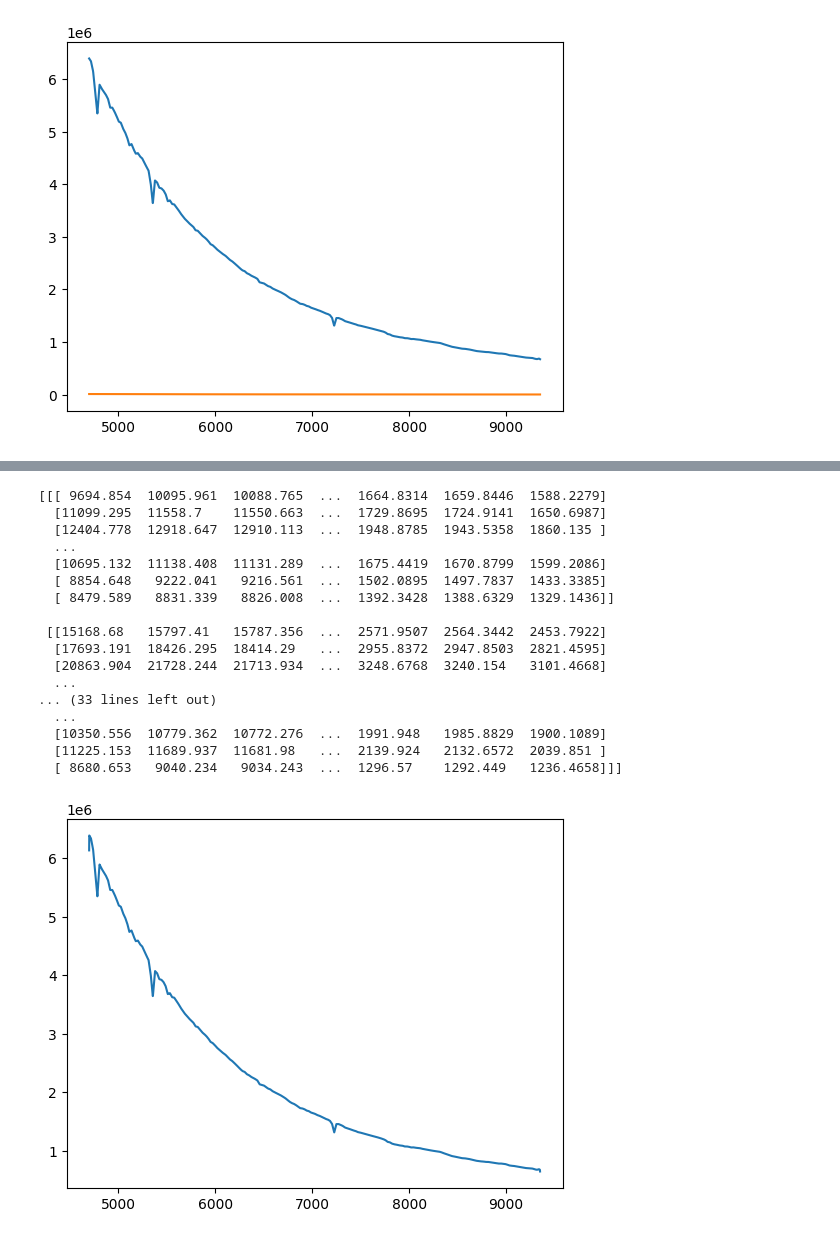
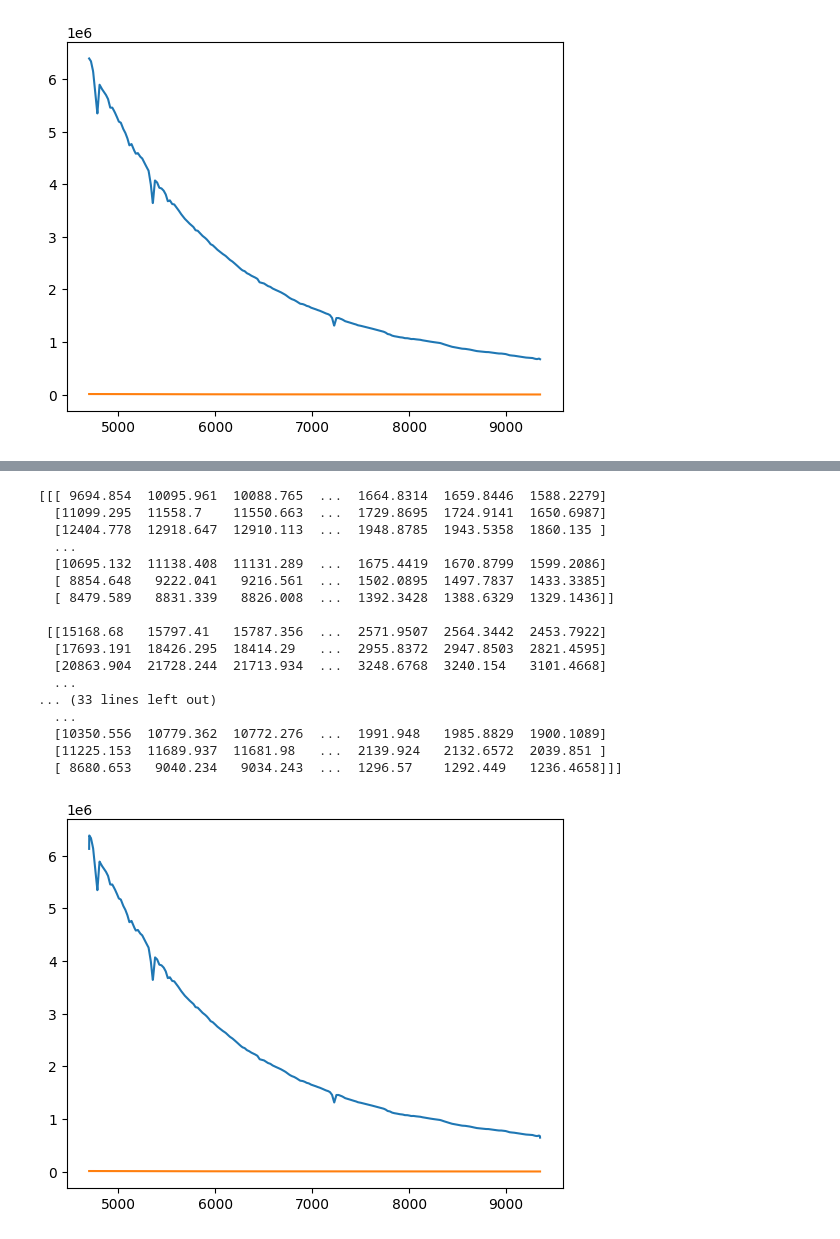
Before and after one commit to ufuk-cakir/rubix, a Jupyter notebook: notebooks/rubix_pipeline.ipynb, the cells around one changed output, grey strips where cells are left out. Saved outputs shown, nothing was run; the diff lists cells and outputs as text; code cells hidden in the pictures.

```diff
--- a/notebooks/rubix_pipeline.ipynb
+++ b/notebooks/rubix_pipeline.ipynb
@@ -333,5 +325,6 @@ convolve_lsf = get_convolve_lsf(config)
 rubixdata = convolve_lsf(rubixdata)
 
 plt.plot(wave, rubixdata.stars.datacube[12,12,:])
+plt.plot(wave, rubixdata.stars.datacube[0,0,:])
 print(rubixdata.stars.datacube)
 # %% [output]
@@ -339,21 +332,21 @@ print(rubixdata.stars.datacube)
 [[[ 9694.854  10095.961  10088.765  ...  1664.8314  1659.8446  1588.2279]
   [11099.295  11558.7    11550.663  ...  1729.8695  1724.9141  1650.6987]
   [12404.778  12918.647  12910.113  ...  1948.8785  1943.5358  1860.135 ]
   ...
   [10695.132  11138.408  11131.289  ...  1675.4419  1670.8799  1599.2086]
   [ 8854.648   9222.041   9216.561  ...  1502.0895  1497.7837  1433.3385]
   [ 8479.589   8831.339   8826.008  ...  1392.3428  1388.6329  1329.1436]]
 
  [[15168.68   15797.41   15787.356  ...  2571.9507  2564.3442  2453.7922]
   [17693.191  18426.295  18414.29   ...  2955.8372  2947.8503  2821.4595]
   [20863.904  21728.244  21713.934  ...  3248.6768  3240.154   3101.4668]
   ...
 ... (33 lines left out)
   ...
   [10350.556  10779.362  10772.276  ...  1991.948   1985.8829  1900.1089]
   [11225.153  11689.937  11681.98   ...  2139.924   2132.6572  2039.851 ]
   [ 8680.653   9040.234   9034.243  ...  1296.57    1292.449   1236.4658]]]
-[figure, old version]
+[figure, new version]
 # %%
 from rubix.core.noise import get_apply_noise
 
```
Also changed, not shown: parts of 10 cells of this notebook, 2 other files.
